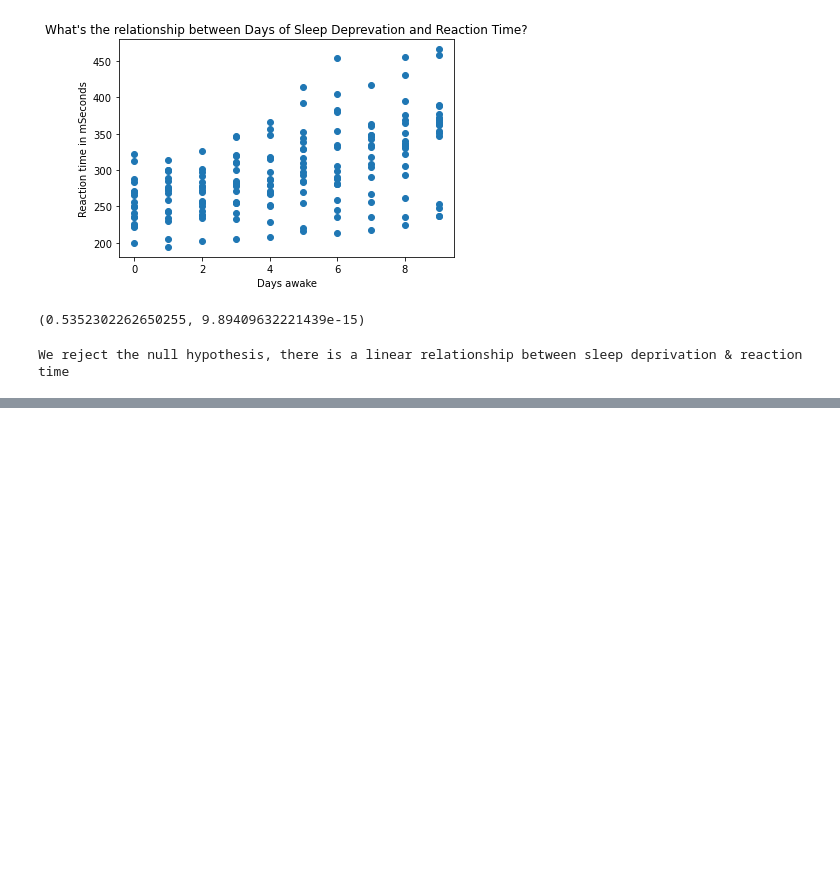
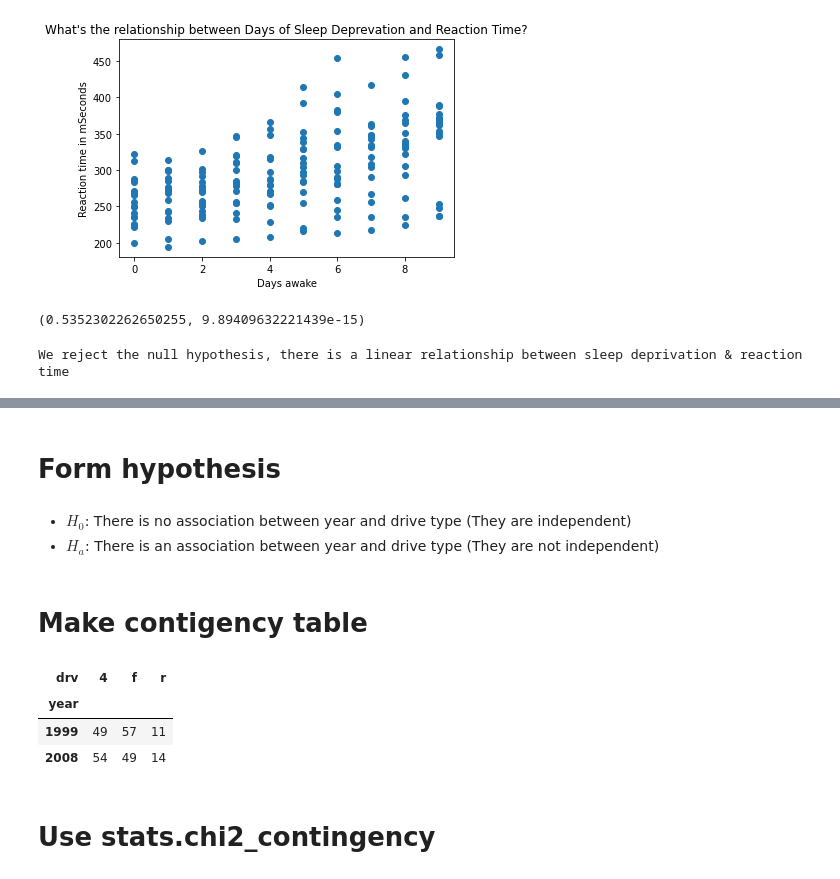
Before and after one commit to DanChurchill/statistics-exercises, a Jupyter notebook: hypothesis_testing.ipynb, the cells around one changed output, grey strips where cells are left out. Saved outputs shown, nothing was run; the diff lists cells and outputs as text; code cells hidden in the pictures; blank space fills up the shorter version.

```diff
--- a/hypothesis_testing.ipynb
+++ b/hypothesis_testing.ipynb
@@ -530,0 +587,4 @@ We reject the null hypothesis, there is a linear relationship between sleep depr
+# %%
+#get data and look for categorical values
+df = data('mpg')
+df.nunique()
@@ -530,0 +615,17 @@ We reject the null hypothesis, there is a linear relationship between sleep depr
+# %% [markdown]
+# Form hypothesis
+# %% [markdown]
+- $H_0$: There is no association between year and drive type (They are independent)
+- $H_a$: There is an association between year and drive type (They are not independent)
+# %% [markdown]
+# Make contigency table
+# %%
+observed = pd.crosstab(df.year, df.drv)
+observed
+# %% [output]
+| drv | 4 | f | r |
+| year |  |  |  |
+| 1999 | 49 | 57 | 11 |
+| 2008 | 54 | 49 | 14 |
+# %% [markdown]
+# Use stats.chi2_contingency
```
Also changed, not shown: parts of 43 cells of this notebook, 1 other file.
